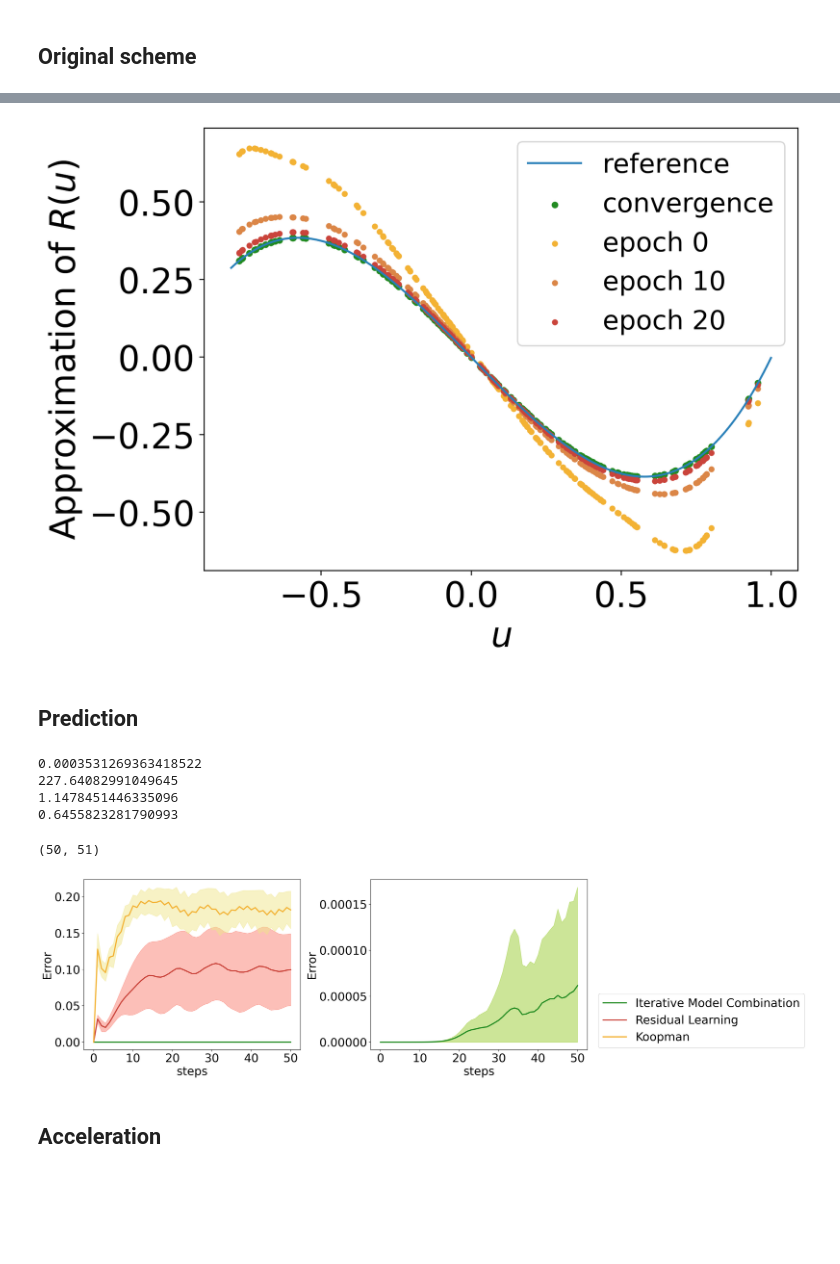
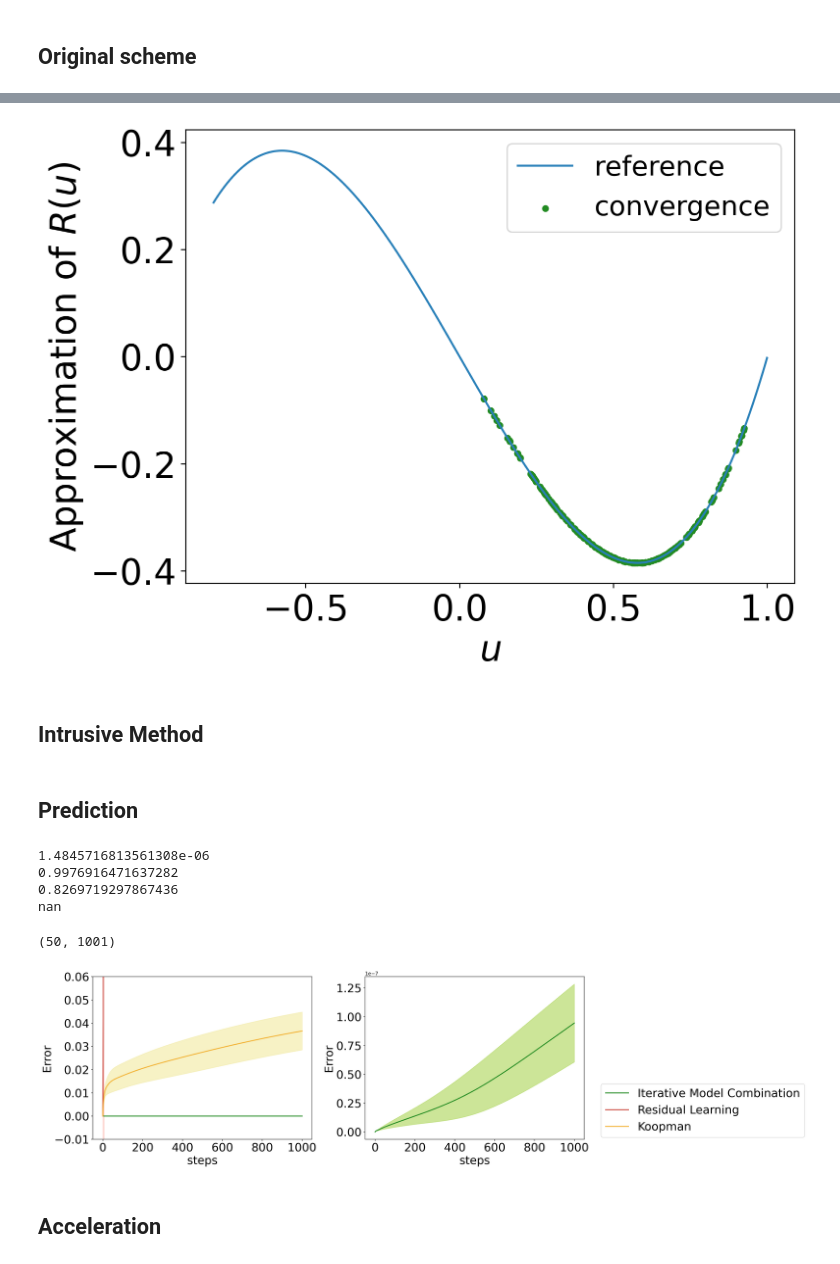
Before and after one commit to Shiqi-Wu/Nonintrusive-model-combination-for-learning-dynamics, a Jupyter notebook: toy-model/reaction-diffusion-equation.ipynb, the cells around one changed output, grey strips where cells are left out. Saved outputs shown, nothing was run; the diff lists cells and outputs as text; code cells hidden in the pictures; blank space fills up the shorter version.

```diff
--- a/toy-model/reaction-diffusion-equation.ipynb
+++ b/toy-model/reaction-diffusion-equation.ipynb
@@ -25,6 +29,7 @@ toymodel.build_A()
 # %%
 # Build Training data
-data_x, data_y, data_lace = toymodel.genarate_training_data(steps = 10, traj_num = 500, dlt_t = 0.001)
+dlt_t = 0.0001
+data_x, data_y, data_lace, _ = toymodel.genarate_training_data(steps = 10, traj_num = 500, dlt_t = dlt_t)
 # %%
 # Dictionary setting
 mu_error_bound = 1e-8
@@ -70,8 +75,8 @@ random_indices = np.random.choice(len(data_x), 200, replace=False)
 data_x_random = data_x[random_indices]
 koopman_history_our_random = koopman_history[-1][random_indices]
 koopman_history_compare1_random = koopman_history[0][random_indices]
-koopman_history_compare2_random = koopman_history[10][random_indices]
-koopman_history_compare3_random = koopman_history[20][random_indices]
+koopman_history_compare2_random = koopman_history[5][random_indices]
+koopman_history_compare3_random = koopman_history[10][random_indices]
 
 font_size = 26
 
@@ -79,14 +84,14 @@ x_axis = np.arange(-0.8, 1, 0.001)
 plt.figure(dpi=100,figsize=(8,6))
 plt.tick_params(labelsize=font_size)
 plt.plot(x_axis, toymodel.reaction_term(x_axis), color = color_dict_compare['ref'], label = 'reference', linewidth=1.5)
-plt.scatter(data_x_random, koopman_history_our_random - data_x_random, color=color_dict_compare['our'], marker='.', linewidths=2, label = 'convergence')
-plt.scatter(data_x_random, koopman_history_compare1_random - data_x_random, color=color_dict_compare['compare1'], marker='.', linewidths=1.5, label = 'epoch 0')
-plt.scatter(data_x_random, koopman_history_compare2_random - data_x_random, color=color_dict_compare['compare2'], marker='.', linewidths=1.5, label = 'epoch 10')
-plt.scatter(data_x_random, koopman_history_compare3_random - data_x_random, color=color_dict_compare['compare3'], marker='.', linewidths=1.5, label = 'epoch 20')
+plt.scatter(data_x_random, (koopman_history_our_random - data_x_random)/dlt_t, color=color_dict_compare['our'], marker='.', linewidths=2, label = 'convergence')
+# plt.scatter(data_x_random, koopman_history_compare1_random - data_x_random, color=color_dict_compare['compare1'], marker='.', linewidths=1.5, label = 'epoch 0')
+# plt.scatter(data_x_random, (koopman_history_compare2_random - data_x_random)/dlt_t, color=color_dict_compare['compare2'], marker='.', linewidths=1.5, label = 'epoch 5')
+# plt.scatter(data_x_random, (koopman_history_compare3_random - data_x_random)/dlt_t, color=color_dict_compare['compare3'], marker='.', linewidths=1.5, label = 'epoch 10')
 
 plt.xlabel('$u$',fontsize=font_size)
 plt.ylabel('Approximation of $R(u)$',fontsize=font_size)
 plt.legend(fontsize=20)
 plt.show()
 # %% [output]
-[figure, old version]
+[figure, new version]
@@ -92,0 +123,2 @@ plt.show()
+# %% [markdown]
+## Intrusive Method
@@ -104,6 +139,9 @@ K_1 = Koopman_solver(data_x, data_y - np.matmul(data_lace,mu_1), poly)
 # %%
 K_linear = np.zeros(np.shape(K_koopman))
 # %%
+predict_num = 50
+steps = 1000
+
 u_h_history = []
 u_k_history = []
 u_1_history = []
@@ -115,7 +153,7 @@ u_linear_traj_history = []
 u_test_traj_history = []
 for i in range(predict_num):
     u0 = np.random.rand(toymodel.dim - 1)
-    u_test = toymodel.generate_traj(steps = 50, u0 = u0)
+    u_test = toymodel.generate_traj(steps = steps, u0 = u0, dlt_t = dlt_t)
     u_hybrid = Hybrid_predictor(mu_pred, K, poly, u0, steps)
     u_koopman = Koopman_predictor(K_koopman, poly, u0, steps,state_dim=1)
     u_linear = Hybrid_predictor(mu_1, K_linear, poly, u0, steps)
@@ -140,14 +178,14 @@ print(err_linear)
 print(err_k)
 print(err_1)
 # %% [output]
-0.0003531269363418522
-227.64082991049645
-1.1478451446335096
-0.6455823281790993
+1.4845716813561308e-06
+0.9976916471637282
+0.8269719297867436
+nan
 # %%
 print(np.shape(u_h_history))
 # %% [output]
-(50, 51)
+(50, 1001)
 # %%
 def compute_stat_info(data):
     data_mean = np.mean(data, axis = 0)
@@ -166,35 +204,37 @@ import numpy as np
 # Your existing code for data and formatting
 
 # Create a figure with two subplots side by side
 fig, axes = plt.subplots(1, 2, figsize=(16, 6), dpi=100)
 font_size = 24
+line_width = 2
 
 # Plot on the left subplot
 axes[0].tick_params(labelsize=font_size)
 axes[0].plot(range(steps + 1), hybrid_mean, color=color_dict_compare['our'], linewidth=line_width, label='Iterative Model Combination')
 axes[0].fill_between(range(steps + 1), hybrid_l, hybrid_u, color='yellowgreen', alpha=0.5)
 axes[0].plot(range(steps + 1), naive_mean, color=color_dict_compare['compare3'], linewidth=line_width, label='Residual Learning')
 axes[0].fill_between(range(steps + 1), naive_l, naive_u, color='salmon', alpha=0.5)
 axes[0].plot(range(steps + 1), koopman_mean, color=color_dict_compare['compare1'], linewidth=line_width, label='Koopman')
 axes[0].fill_between(range(steps + 1), koopman_l, koopman_u, color='khaki', alpha=0.5)
+axes[0].set_ylim(-0.01, 0.06)
 axes[0].set_xlabel('steps', fontsize=font_size)
 axes[0].set_ylabel('Error', fontsize=font_size)
 
 # Plot on the right subplot
 axes[1].tick_params(labelsize=font_size)
 axes[1].plot(range(steps + 1), hybrid_mean, color=color_dict_compare['our'], linewidth=line_width)
-axes[1].fill_between(range(steps + 1), np.zeros(steps + 1), hybrid_u, color='yellowgreen', alpha=0.5)
+axes[1].fill_between(range(steps + 1), np.maximum(np.zeros(steps + 1), hybrid_l), hybrid_u, color='yellowgreen', alpha=0.5)
 axes[1].set_xlabel('steps', fontsize=font_size)
 axes[1].set_ylabel('Error', fontsize=font_size)
 
 lines, labels = axes[0].get_legend_handles_labels()
 legend = fig.legend(lines, labels, fontsize=font_size, loc='center left', bbox_to_anchor=(1, 0.3))
 
 # Show the plot
 plt.tight_layout()  # Adjust spacing
 plt.show()
 # %% [output]
-[figure, old version]
+[figure, new version]
 # %% [markdown]
 ## Acceleration
 # %%
```
Also changed, not shown: parts of 10 cells of this notebook, 15 other files.
